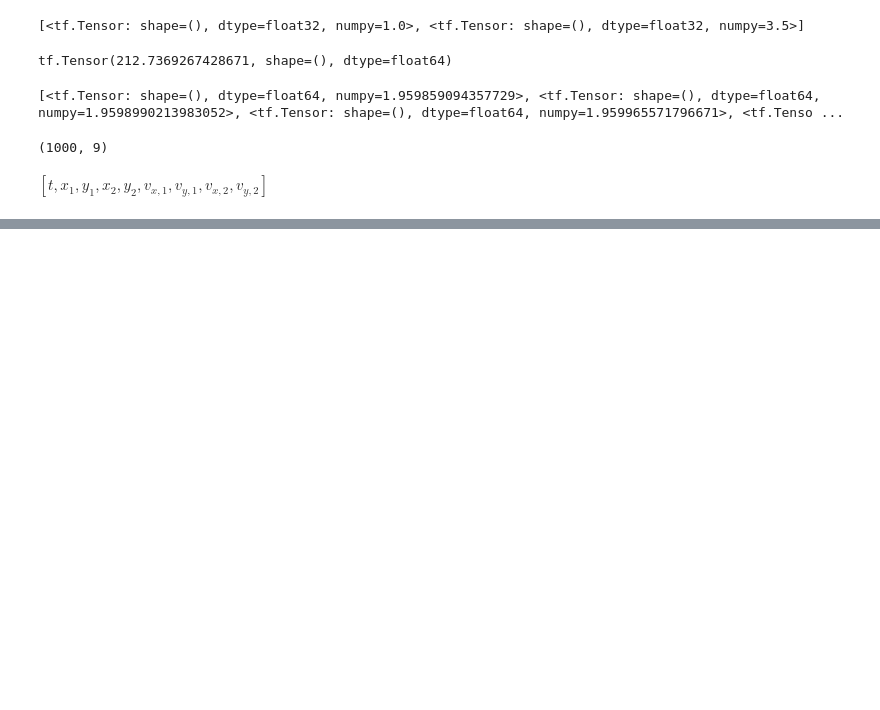
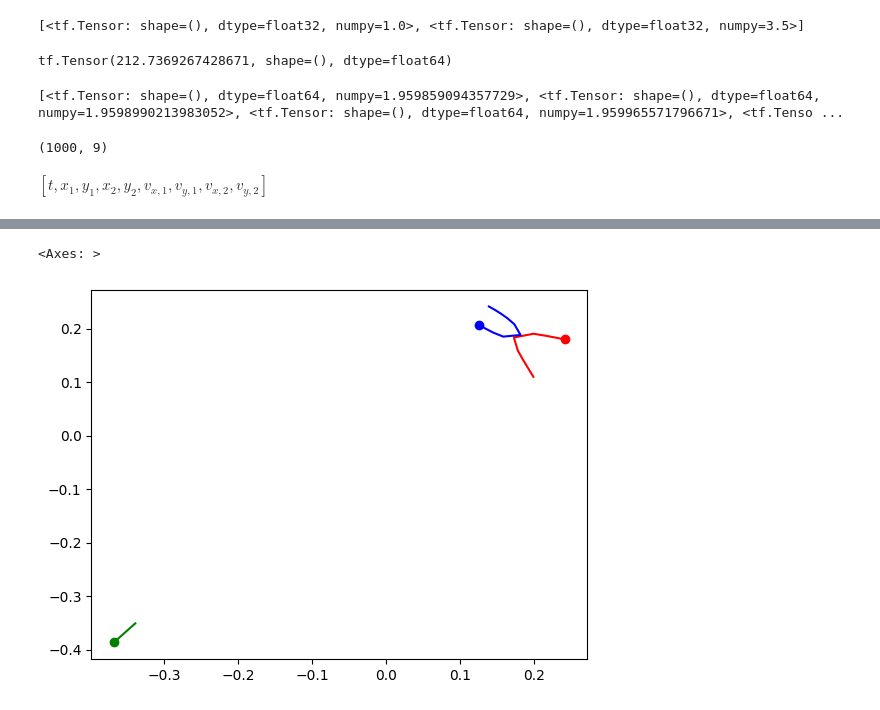
Before and after one commit to stinaper/tif285, a Jupyter notebook: doc/pub/Projects/Project2/TIF285_Project2.ipynb, the cells around one changed output, grey strips where cells are left out. Saved outputs shown, nothing was run; the diff lists cells and outputs as text; code cells hidden in the pictures; blank space fills up the shorter version.

```diff
--- a/doc/pub/Projects/Project2/TIF285_Project2.ipynb
+++ b/doc/pub/Projects/Project2/TIF285_Project2.ipynb
@@ -759,3 +970,9 @@ tf.Tensor(3.0376585, shape=(), dtype=float32)
+# %%
+p1, p2, p3 = get_trajectories(y[340:350])
+plot_trajectories(p1, p2, p3)
+# %% [output]
+<Axes: >
+[figure, added]
 # %%
 energy_model = tf.keras.models.Sequential([
         tf.keras.layers.Input(shape=(3,)),
```
Also changed, not shown: parts of 16 cells of this notebook.
